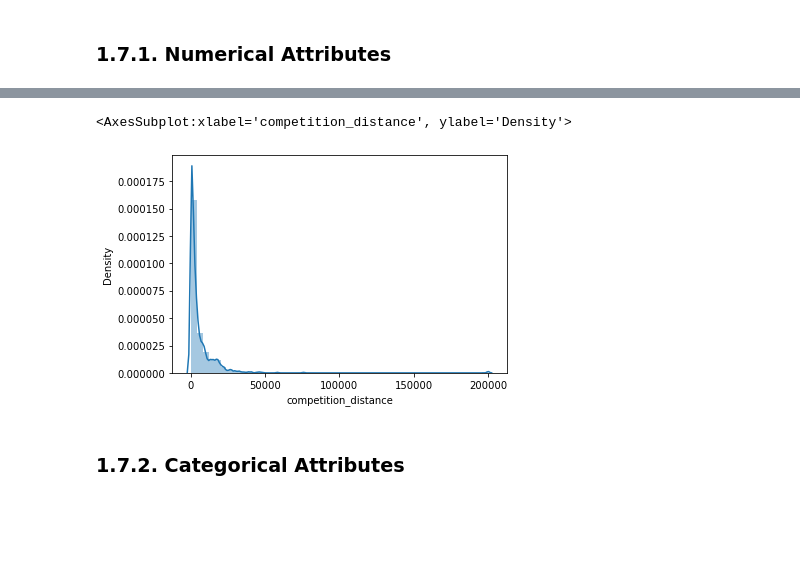
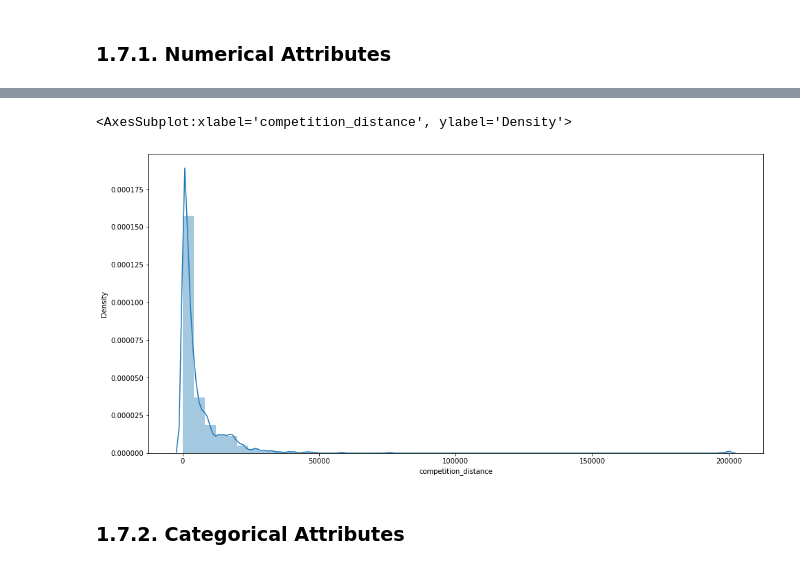
Before and after one commit to artavale/Rossman-Forcast-Sales, a Jupyter notebook: m04_v01_store_sales_predict.ipynb, the cells around one changed output, grey strips where cells are left out. Drawn from its saved outputs; the diff is of its cells as text; code cells hidden in the pictures; blank space fills up the shorter version.

```diff
--- a/m04_v01_store_sales_predict.ipynb
+++ b/m04_v01_store_sales_predict.ipynb
@@ -265,10 +266,11 @@ m
 | 12 | promo2_since_year | 2009.0 | 2015.0 | 6.0 | 2012.793297 | 2013.0 | 1.662657 | -0.784436 | -0.210075 |
 | 13 | is_promo | 0.0 | 1.0 | 1.0 | 0.155231 | 0.0 | 0.362124 | 1.904152 | 1.625796 |
 # %%
+plt.figure(figsize=(16, 8))
 sns.distplot( df1['competition_distance'] )
 # %% [output]
 <AxesSubplot:xlabel='competition_distance', ylabel='Density'>
-[figure, old version]
+[figure, new version]
 # %% [markdown]
 ### 1.7.2. Categorical Attributes
 # %%
```
Also changed, not shown: parts of 17 cells of this notebook.
